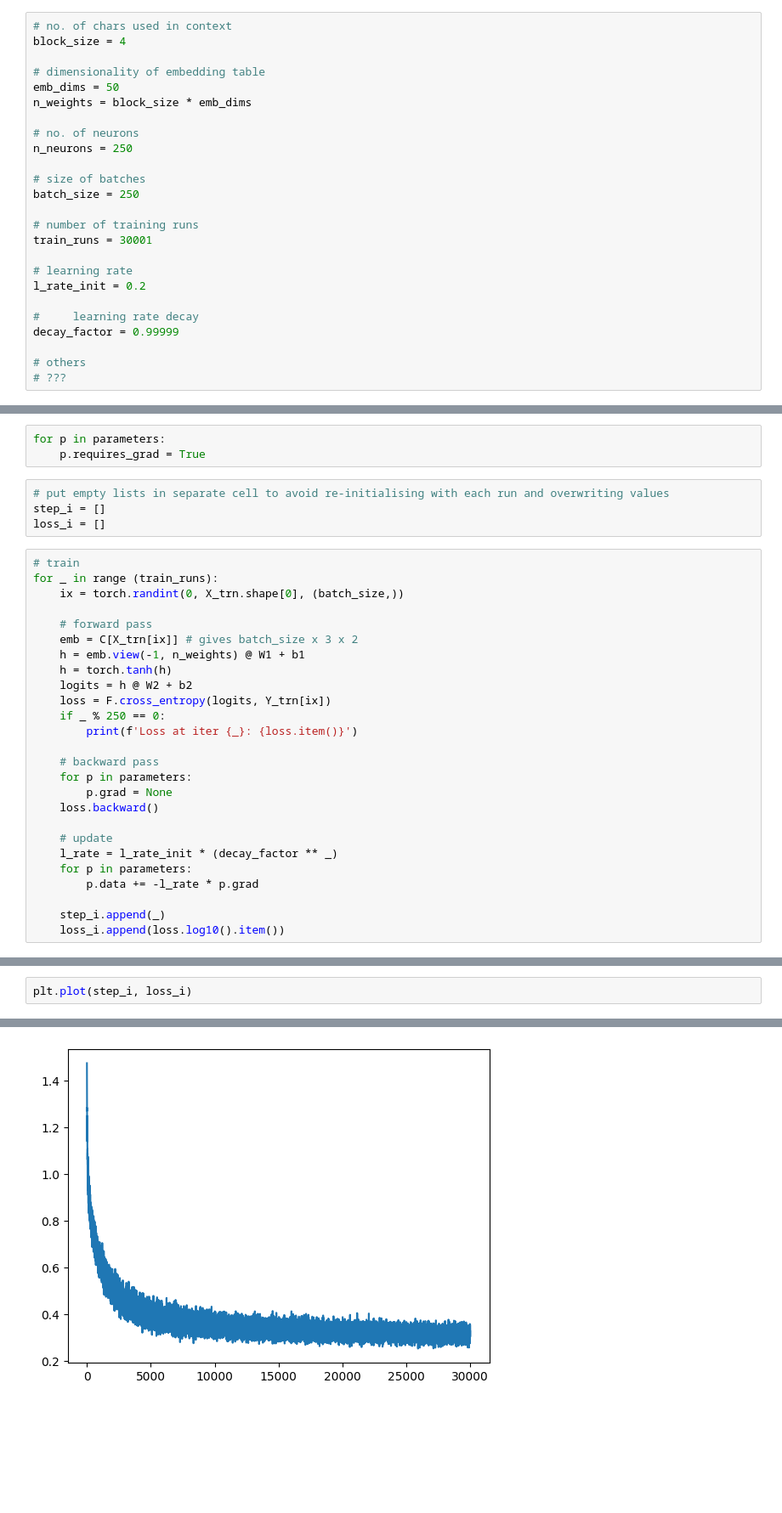
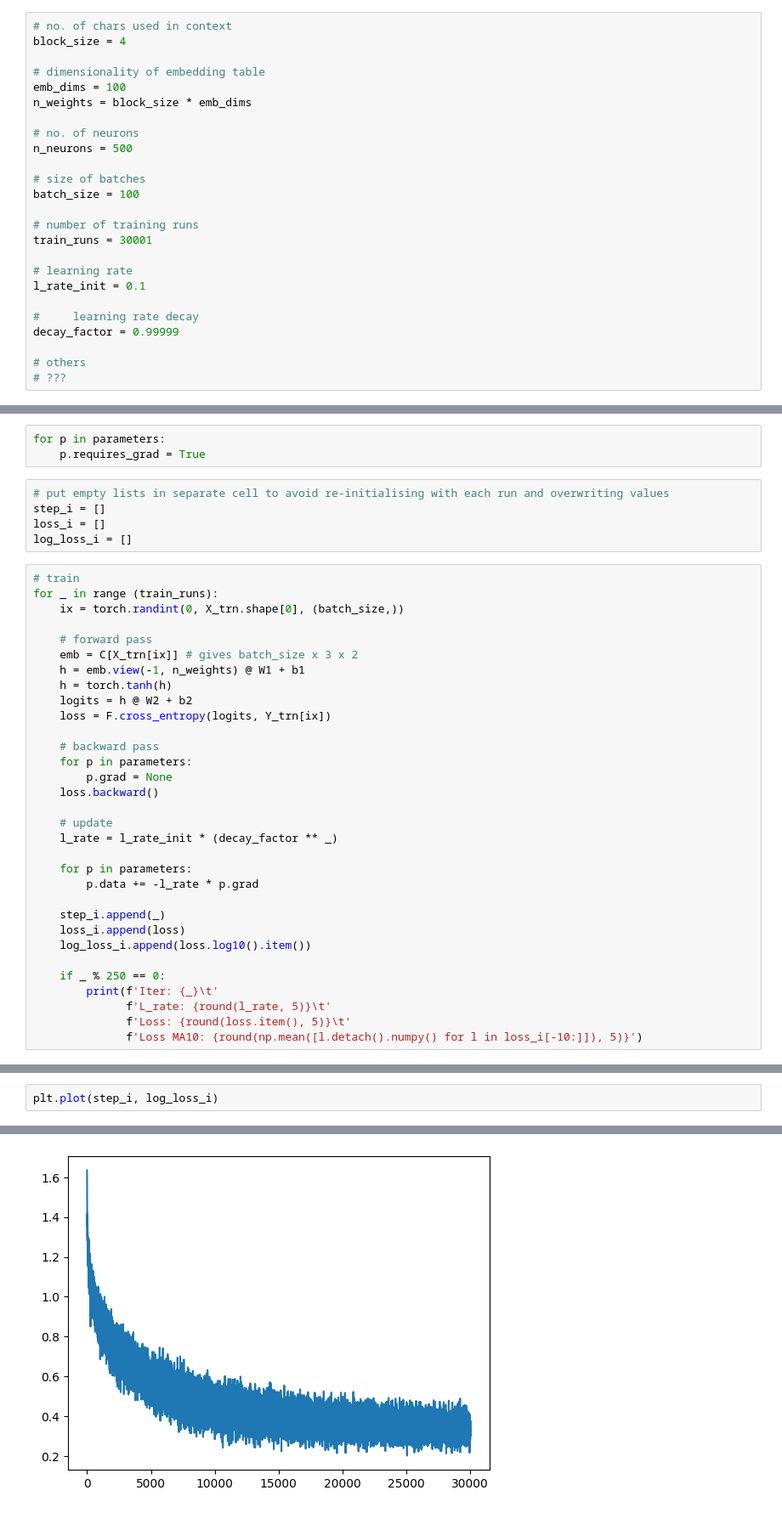
Before and after one commit to Yelnam/make_more, a Jupyter notebook: makemore2.ipynb, the cells around one changed output, grey strips where cells are left out. Shown: that part at 85% size. Cells and saved outputs as stored; diff of their text form; blank space fills up the shorter version.

```diff
--- a/makemore2.ipynb
+++ b/makemore2.ipynb
@@ -946,20 +956,20 @@ byhlanraike.
 block_size = 4
 
 # dimensionality of embedding table
-emb_dims = 50
+emb_dims = 100
 n_weights = block_size * emb_dims
 
 # no. of neurons
-n_neurons = 250
+n_neurons = 500
 
 # size of batches
-batch_size = 250
+batch_size = 100
 
 # number of training runs
 train_runs = 30001
 
 # learning rate
-l_rate_init = 0.2
+l_rate_init = 0.1
 
 #     learning rate decay
 decay_factor = 0.99999
@@ -1040,6 +1050,7 @@ for p in parameters:
 # put empty lists in separate cell to avoid re-initialising with each run and overwriting values
 step_i = []
 loss_i = []
+log_loss_i = []
 # %%
 # train
 for _ in range (train_runs):
@@ -1051,8 +1062,6 @@ for _ in range (train_runs):
     h = torch.tanh(h)
     logits = h @ W2 + b2
     loss = F.cross_entropy(logits, Y_trn[ix])
-    if _ % 250 == 0:
-        print(f'Loss at iter {_}: {loss.item()}')
 
     # backward pass
     for p in parameters:
@@ -1061,9 +1070,17 @@ for _ in range (train_runs):
 
     # update
     l_rate = l_rate_init * (decay_factor ** _)
+
     for p in parameters:
         p.data += -l_rate * p.grad
 
     step_i.append(_)
-    loss_i.append(loss.log10().item())
+    loss_i.append(loss)
+    log_loss_i.append(loss.log10().item())
+
+    if _ % 250 == 0:
+        print(f'Iter: {_}\t'
+              f'L_rate: {round(l_rate, 5)}\t'
+              f'Loss: {round(loss.item(), 5)}\t'
+              f'Loss MA10: {round(np.mean([l.detach().numpy() for l in loss_i[-10:]]), 5)}')
 # %% [output]
@@ -1087,8 +1104,8 @@ Loss at iter 30000: 2.0289604663848877
 # %%
-plt.plot(step_i, loss_i)
+plt.plot(step_i, log_loss_i)
 # %% [output]
 [<matplotlib.lines.Line2D at 0x...>]
-[figure, old version]
+[figure, new version]
 # %%
 emb = C[X_trn]
 h = emb.view(-1, n_weights) @ W1 + b1
```
Also changed, not shown: parts of 6 cells of this notebook, 1 other file.
